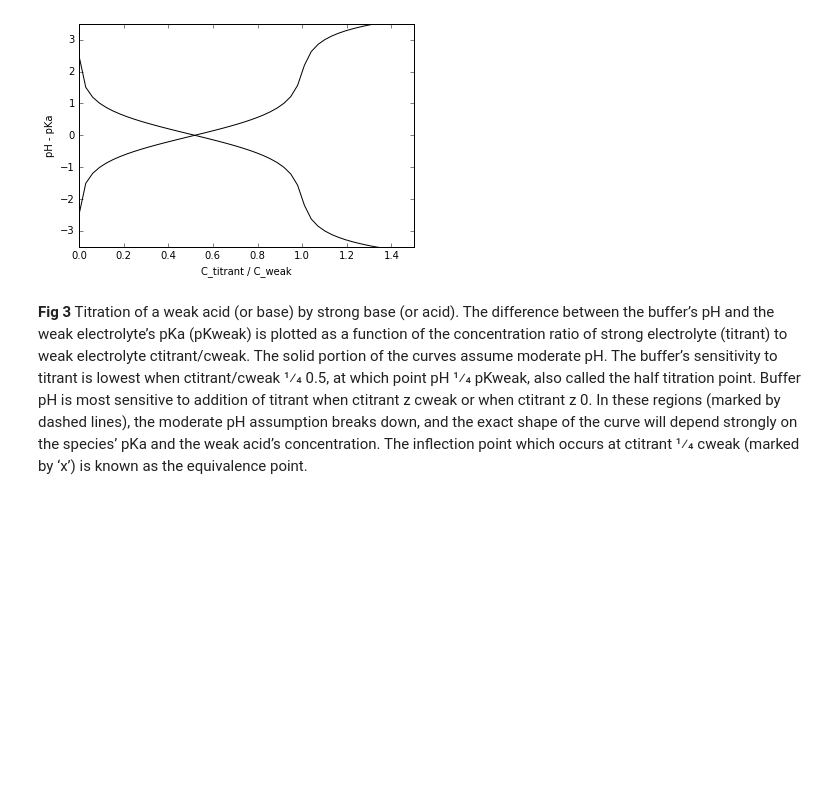
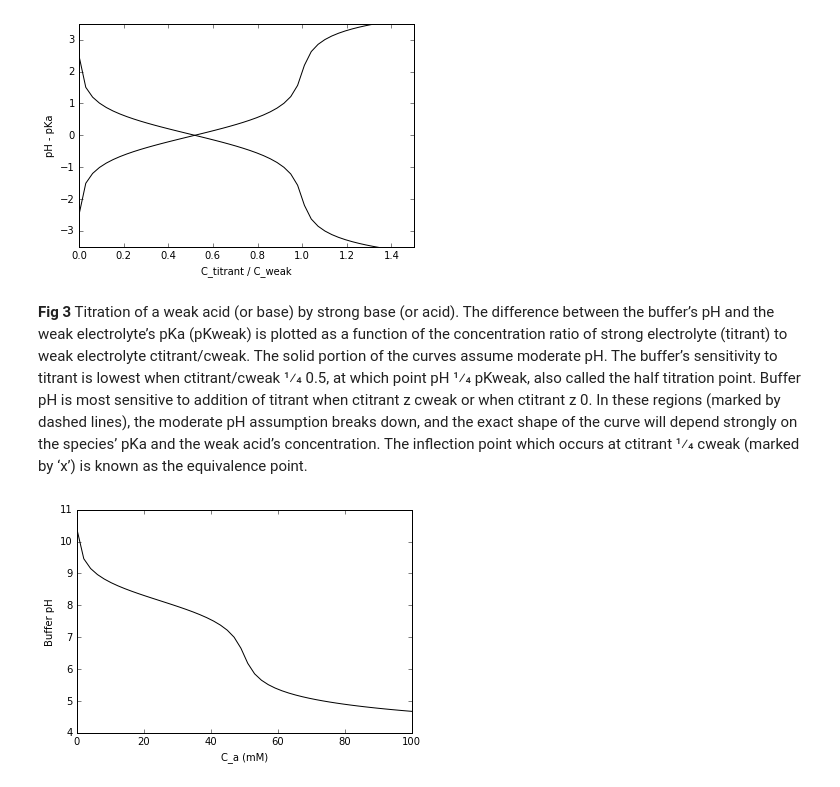
Before and after one commit to lewisamarshall/ionize, a Jupyter notebook: Benchmarks.ipynb, the cells around one changed output. Saved outputs shown, nothing was run; the diff lists cells and outputs as text; code cells hidden in the pictures; blank space fills up the shorter version.

Commit message:
Added all plots from Persat 1.

```diff
--- a/Benchmarks.ipynb
+++ b/Benchmarks.ipynb
@@ -5,6 +5,7 @@ Replications of published work using **ionize** to verify results.
 # %%
 from __future__ import print_function, absolute_import, division
 import ionize
+db = ionize.Database()
 import numpy as np
 from matplotlib import pyplot as plot
 %matplotlib inline
@@ -77,3 +78,14 @@ plot.show()
 [figure]
 # %% [markdown]
 **Fig 3** Titration of a weak acid (or base) by strong base (or acid). The difference between the buffer’s pH and the weak electrolyte’s pKa (pKweak) is plotted as a function of the concentration ratio of strong electrolyte (titrant) to weak electrolyte ctitrant/cweak. The solid portion of the curves assume moderate pH. The buffer’s sensitivity to titrant is lowest when ctitrant/cweak 1⁄4 0.5, at which point pH 1⁄4 pKweak, also called the half titration point. Buffer pH is most sensitive to addition of titrant when ctitrant z cweak or when ctitrant z 0. In these regions (marked by dashed lines), the moderate pH assumption breaks down, and the exact shape of the curve will depend strongly on the species’ pKa and the weak acid’s concentration. The inflection point which occurs at ctitrant 1⁄4 cweak (marked by ‘x’) is known as the equivalence point.
+# %%
+tris = db['tris']
+acetic = db['acetic acid']
+conc = np.linspace(0, .1)
+pH = [ionize.Solution([tris, acetic], [.05, c]).pH for c in conc]
+plot.plot(conc*1000, pH, 'k')
+plot.xlabel('C_a (mM)')
+plot.ylabel('Buffer pH')
+plot.show()
+# %% [output]
+[figure, added]
```
Also changed, not shown: parts of 7 cells of this notebook.
